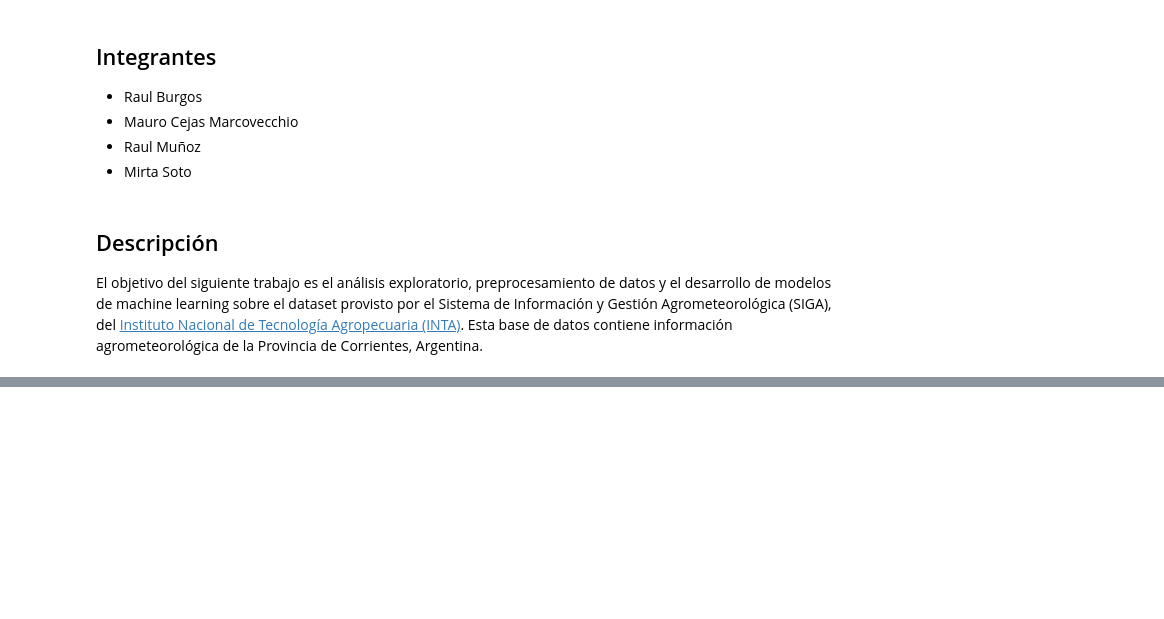
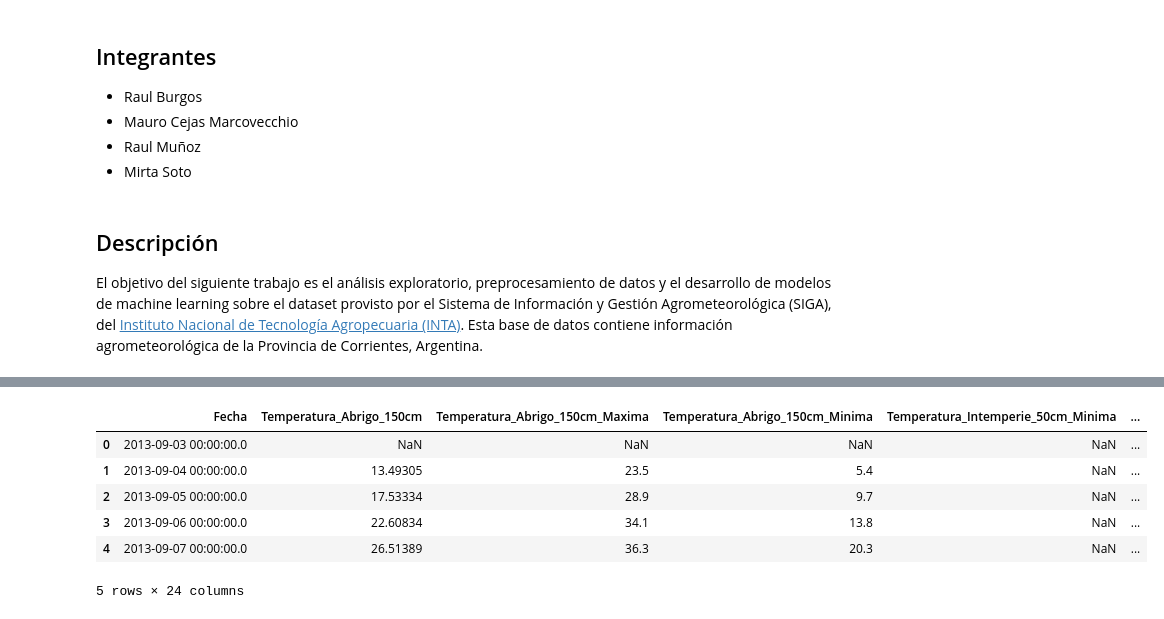
Before and after one commit to cejasmau/tp_aplicaciones, a Jupyter notebook: notebook.ipynb, the cells around one changed output, grey strips where cells are left out. Saved outputs shown, nothing was run; the diff lists cells and outputs as text; code cells hidden in the pictures; blank space fills up the shorter version.

```diff
--- a/notebook.ipynb
+++ b/notebook.ipynb
@@ -60,0 +145,10 @@ learning sobre el dataset provisto por el Sistema de Información y Gestión Agr
+# %%
+df.head()
+# %% [output]
+|  | Fecha | Temperatura_Abrigo_150cm | Temperatura_Abrigo_150cm_Maxima | Temperatura_Abrigo_150cm_Minima | Temperatura_Intemperie_50cm_Minima | ... |
+| 0 | 2013-09-03 00:00:00.0 | NaN | NaN | NaN | NaN | ... |
+| 1 | 2013-09-04 00:00:00.0 | 13.49305 | 23.5 | 5.4 | NaN | ... |
+| 2 | 2013-09-05 00:00:00.0 | 17.53334 | 28.9 | 9.7 | NaN | ... |
+| 3 | 2013-09-06 00:00:00.0 | 22.60834 | 34.1 | 13.8 | NaN | ... |
+| 4 | 2013-09-07 00:00:00.0 | 26.51389 | 36.3 | 20.3 | NaN | ... |
+5 rows × 24 columns
```
Also changed, not shown: parts of 25 cells of this notebook, 3 other files.
